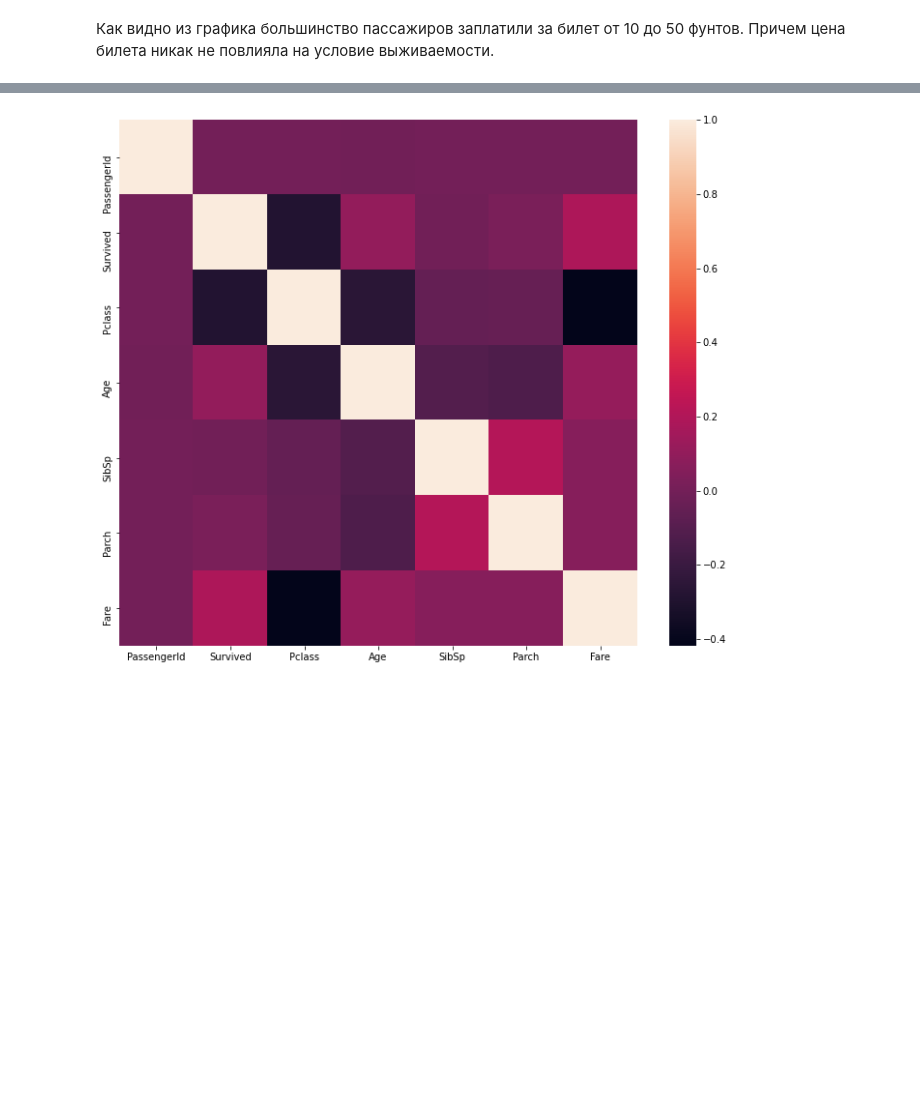
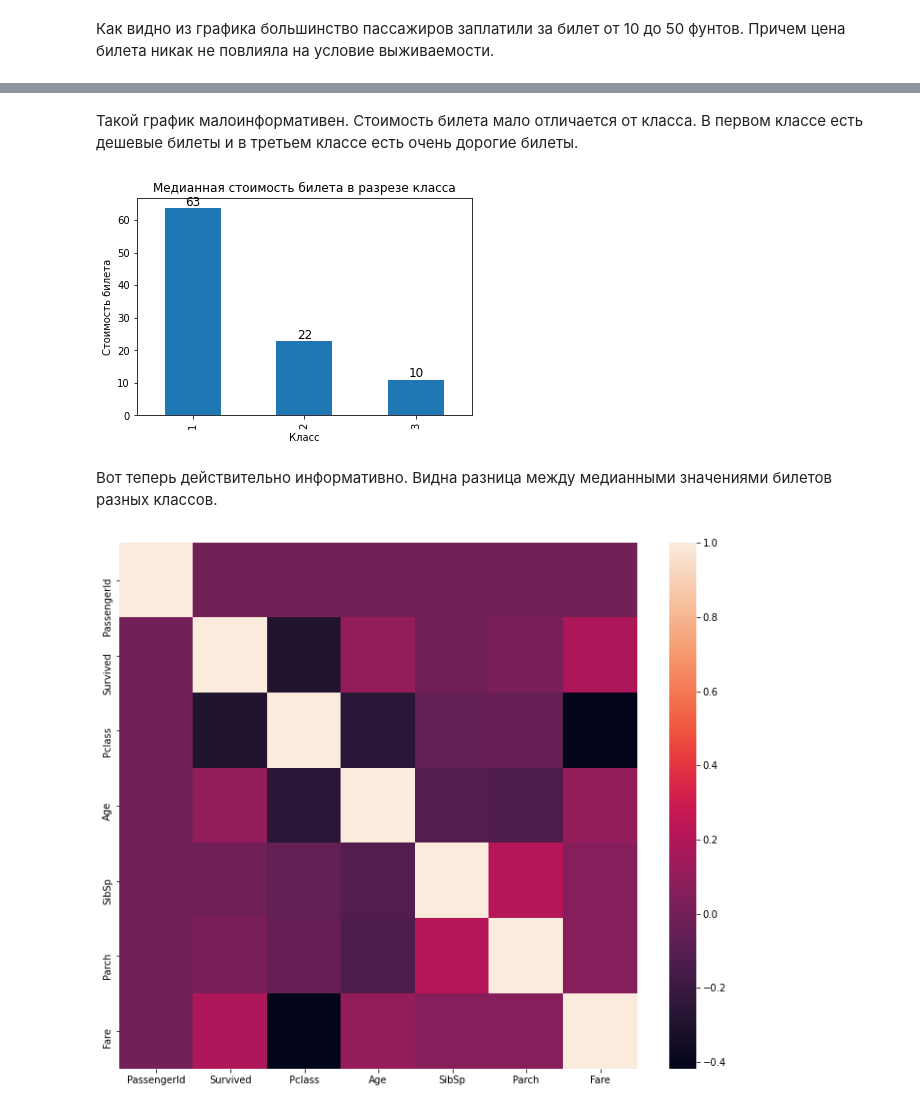
Before and after one commit to Alexandr-M-85/RS_School_ML_intro, a Jupyter notebook: eda.ipynb, the cells around one changed output, grey strips where cells are left out. Drawn from its saved outputs; the diff is of its cells as text; code cells hidden in the pictures; blank space fills up the shorter version.

```diff
--- a/eda.ipynb
+++ b/eda.ipynb
@@ -279,0 +301,12 @@ plt.show()
+# %% [markdown]
+Такой график малоинформативен. Стоимость билета мало отличается от класса. В первом классе есть дешевые билеты и в третьем классе есть очень дорогие билеты.
+# %%
+# посмотрим медианную стоимость билета в разрезе классов
+data.groupby(['Pclass'])['Fare'].median().plot(kind='bar', title='Медианная стоимость билета в разрезе класса',
+                                               xlabel='Класс', ylabel='Стоимость билета')
+for i, val in enumerate(data.groupby(['Pclass'])['Fare'].median().values):
+    plt.text(i, val, int(val), horizontalalignment='center', verticalalignment='bottom', fontdict={'size':12})
+# %% [output]
+[figure, added]
+# %% [markdown]
+Вот теперь действительно информативно. Видна разница между медианными значениями билетов разных классов.
```
Also changed, not shown: parts of 9 cells of this notebook.
